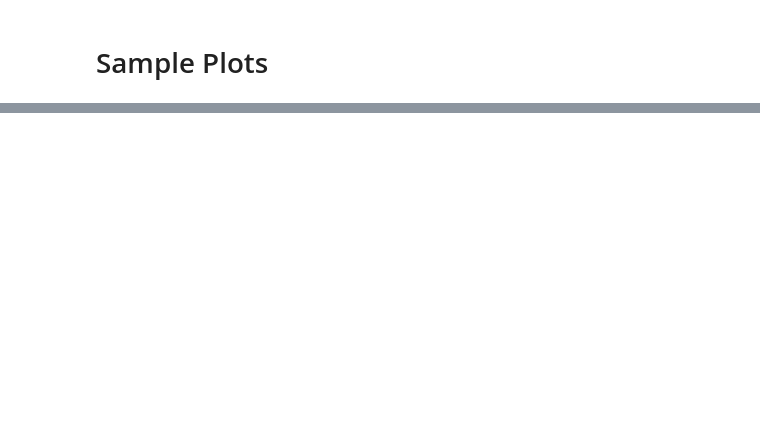
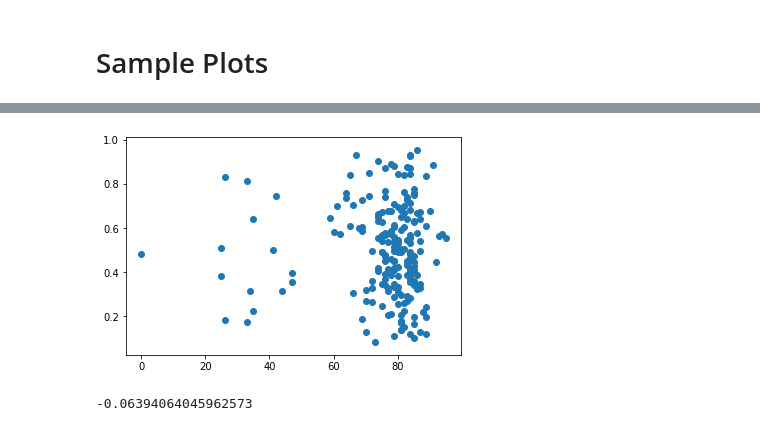
Before and after one commit to navidmalakootikhah/Project-One, a Jupyter notebook: analysis.ipynb, the cells around one changed output, grey strips where cells are left out. Drawn from its saved outputs; the diff is of its cells as text; code cells hidden in the pictures; blank space fills up the shorter version.

```diff
--- a/analysis.ipynb
+++ b/analysis.ipynb
@@ -191,0 +194,10 @@ rvalue
+# %%
+plt.scatter(df_Q3['Popularity'], df_Q3['Valence'])
+plt.show()
+# %% [output]
+[figure, added]
+# %%
+(slope, intercept, rvalue, pvalue, stderr) = linregress(df_Q2['Popularity'], df_Q2['Valence'])
+rvalue
+# %% [output]
+-0.06394064045962573
```
Also changed, not shown: parts of 16 cells of this notebook.
